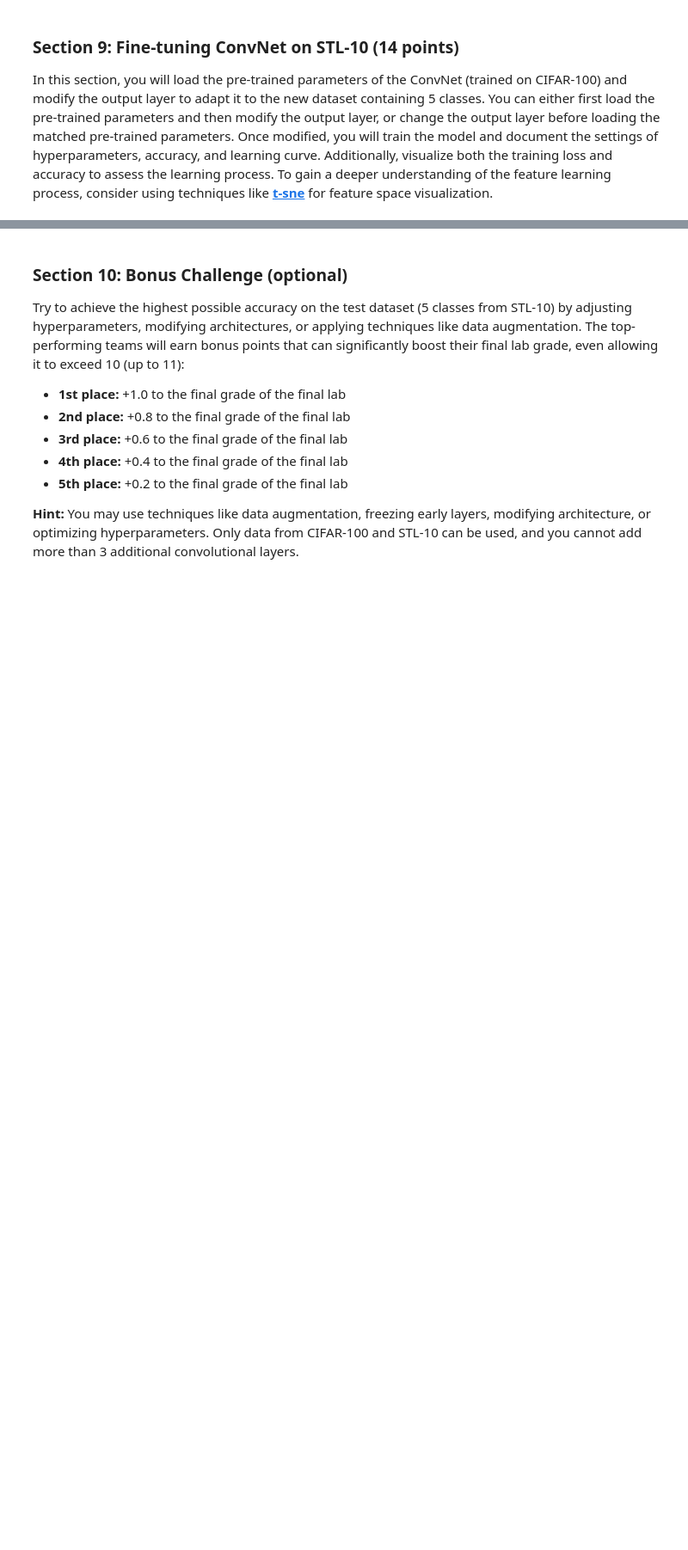
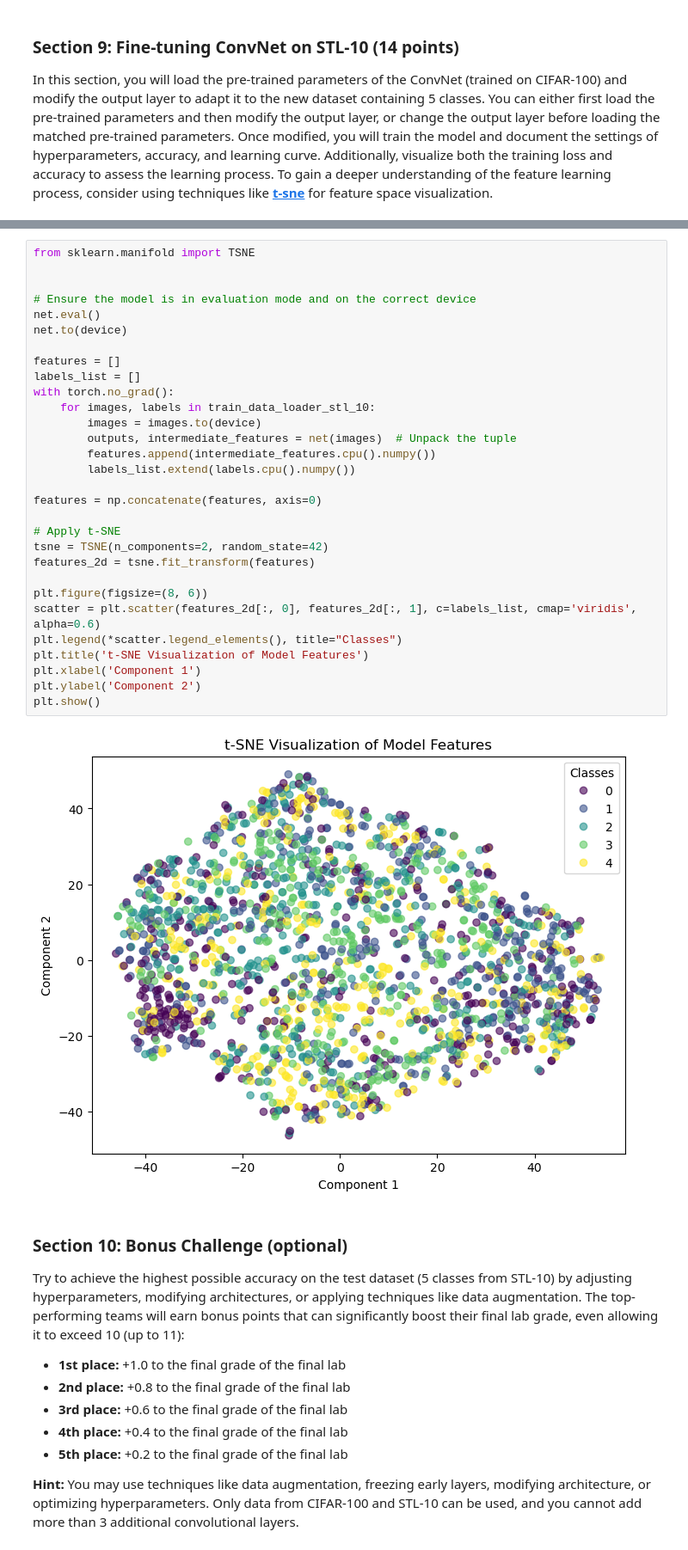
Before and after one commit to chaosido/cv1, a Jupyter notebook: final-lab/cv1-final-lab-part-2.ipynb, the cells around one changed output, grey strips where cells are left out. Shown at 86% size. Drawn from its saved outputs; the diff is of its cells as text; blank space fills up the shorter version.

```diff
--- a/final-lab/cv1-final-lab-part-2.ipynb
+++ b/final-lab/cv1-final-lab-part-2.ipynb
@@ -1438,3 +1575,35 @@ net.load_state_dict(torch.load(f'best_model_{model_name}.pth'))
+# %%
+from sklearn.manifold import TSNE
+
+
+# Ensure the model is in evaluation mode and on the correct device
+net.eval()
+net.to(device)
+
+features = []
+labels_list = []
+with torch.no_grad():
+    for images, labels in train_data_loader_stl_10:
+        images = images.to(device)
+        outputs, intermediate_features = net(images)  # Unpack the tuple
+        features.append(intermediate_features.cpu().numpy())
+        labels_list.extend(labels.cpu().numpy())
+
+features = np.concatenate(features, axis=0)
+
+# Apply t-SNE
+tsne = TSNE(n_components=2, random_state=42)
+features_2d = tsne.fit_transform(features)
+
+plt.figure(figsize=(8, 6))
+scatter = plt.scatter(features_2d[:, 0], features_2d[:, 1], c=labels_list, cmap='viridis', alpha=0.6)
+plt.legend(*scatter.legend_elements(), title="Classes")
+plt.title('t-SNE Visualization of Model Features')
+plt.xlabel('Component 1')
+plt.ylabel('Component 2')
+plt.show()
+# %% [output]
+[figure, added]
 # %% [markdown]
 <a id="section-10"></a>
 ### **Section 10: Bonus Challenge (optional)**
```
Also changed, not shown: parts of 11 cells of this notebook.
